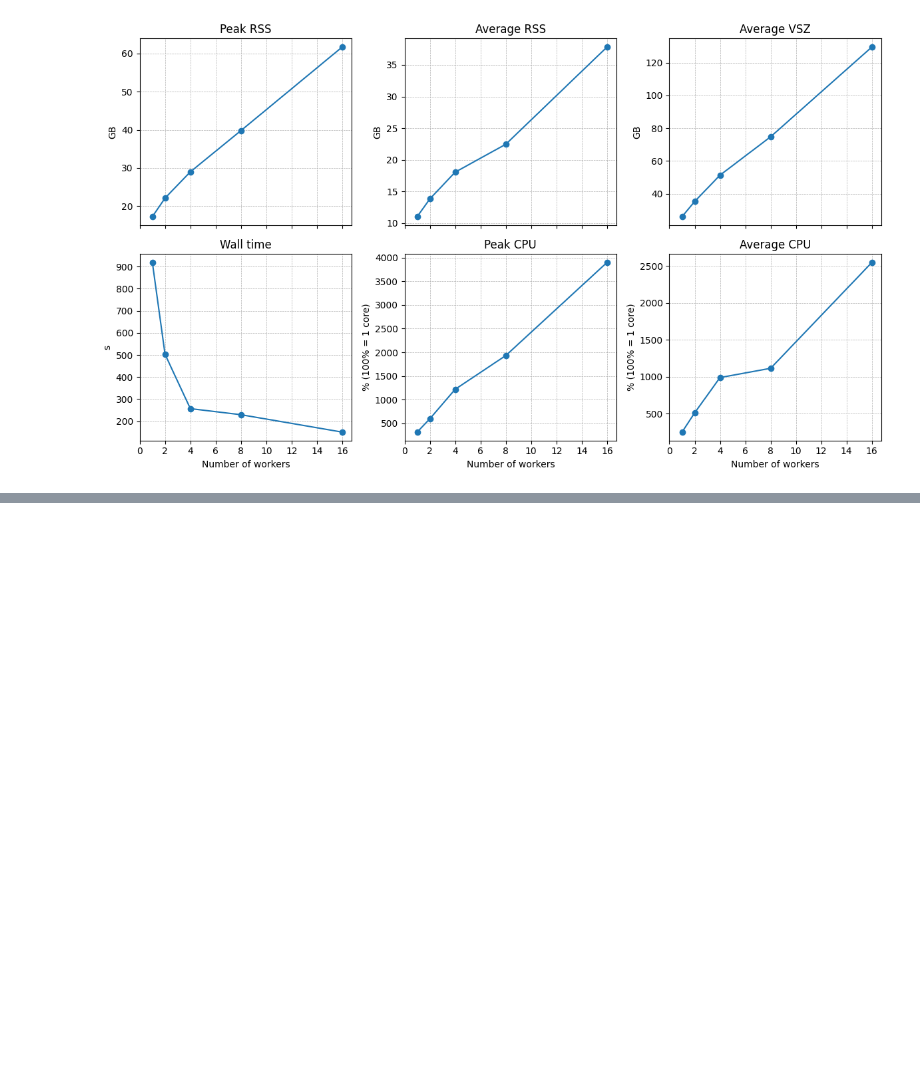
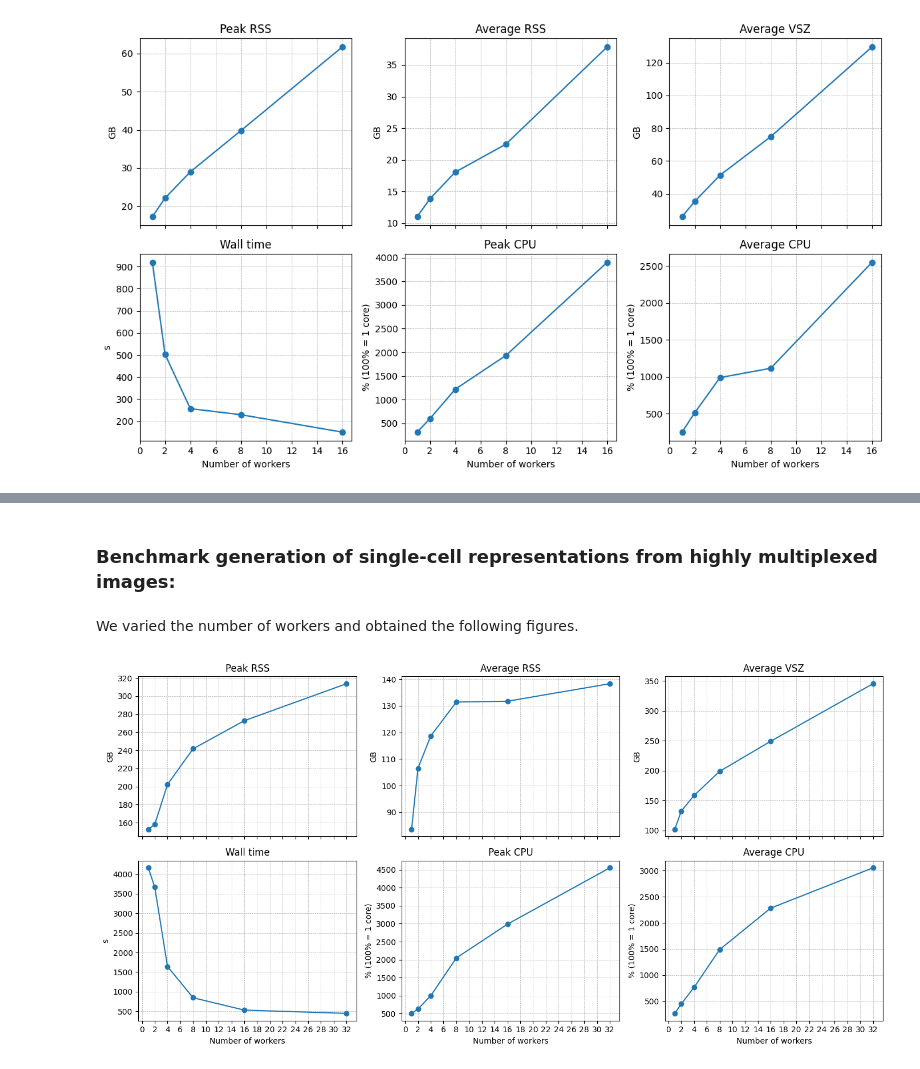
Before and after one commit to saeyslab/harpy, a Jupyter notebook: docs/tutorials/general/benchmark.ipynb, the cells around one changed output, grey strips where cells are left out. Cells and saved outputs as stored; diff of their text form; code cells hidden in the pictures; blank space fills up the shorter version.

Commit message:
Sc 87 benchmark (#184)
* benchmark

* benchmark

* benchmark

```diff
--- a/docs/tutorials/general/benchmark.ipynb
+++ b/docs/tutorials/general/benchmark.ipynb
@@ -114,0 +191,2 @@ display(Image(filename="../figures/extract_instances.png"))
+# %% [markdown]
+### Benchmark generation of single-cell representations from highly multiplexed images:
@@ -114,0 +222,8 @@ display(Image(filename="../figures/extract_instances.png"))
+# %% [markdown]
+We varied the number of workers and obtained the following figures.
+# %%
+from IPython.display import Image, display
+
+display(Image(filename="../figures/extract_instances_merscope.png"))
+# %% [output]
+[figure, added]
```
Also changed, not shown: parts of 18 cells of this notebook.
